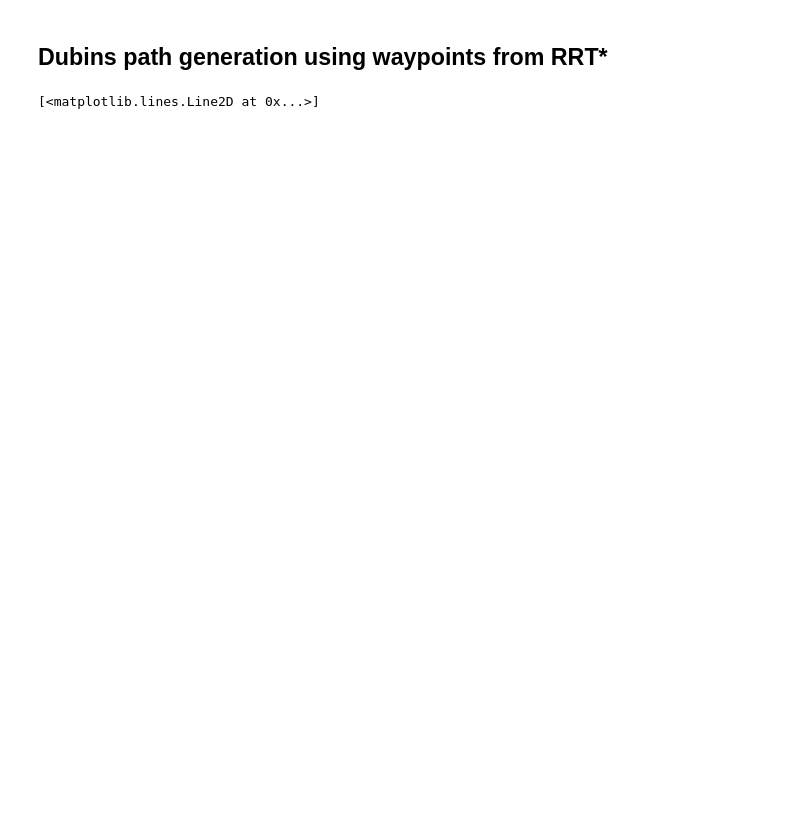
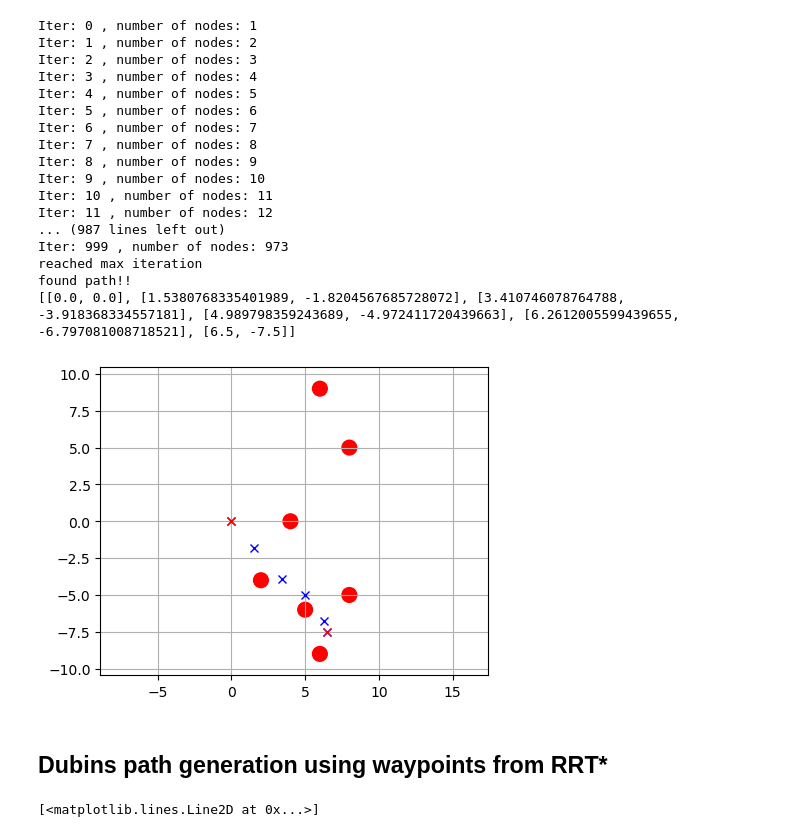
Before and after one commit to melodylylin/mpc_ros, a Jupyter notebook: mpc_ros/rover_planning_bicycle.ipynb, the cells around one changed output. Cells and saved outputs as stored; diff of their text form; code cells hidden in the pictures; blank space fills up the shorter version.

```diff
--- a/mpc_ros/rover_planning_bicycle.ipynb
+++ b/mpc_ros/rover_planning_bicycle.ipynb
@@ -34,3 +6,77 @@ Info:    Solution found in 1.001878 seconds
+# %%
+from plan_dubins import plan_dubins_path
+from plan_rrtstar import RRTStar
+
+map_bound = [-10,10]
+
+
+start = [0.0, 0.0, 0.0]
+goal = [6.5,-7.5, 0.0]
+obs_r = 0.5
+robot_r = 0.5
+plan_time = 1
+
+obs_list = [(4,0, obs_r),
+            (8,5, obs_r),
+            (6,9, obs_r),
+            (2, -4, obs_r),
+            (8,-5, obs_r),
+            (6,-9, obs_r),
+            (5, -6, obs_r)
+        ]
+#path = [[start[0], start[1]]]
+# ====Search Path with RRT====
+# Set Initial parameters
+rrt_star = RRTStar(
+    start=[start[0], start[1]],
+    goal=[goal[0], goal[1]],
+    rand_area=map_bound,
+    obstacle_list=obs_list,
+    expand_dis=2.5,
+    robot_radius=0.5,
+     max_iter=1000,
+    search_until_max_iter=True)
+path = rrt_star.planning(animation=False)
+path = np.array(path)
+path = np.unique(path, axis=0).tolist()
+if path is None:
+    print("Cannot find path")
+else:
+    print("found path!!")
+
+print(path)
+
+fig, ax = plt.subplots(figsize=(5, 4))
+for (ox, oy, obsr) in obs_list:
+    circle = plt.Circle((ox, oy), 0.5, color='r')
+    ax.add_patch(circle)
+
+for p in path:
+    ax.plot(p[0], p[1], "xb")
+
+ax.plot(start[0], start[1], "xr")
+ax.plot(goal[0], goal[1], "xr")
+ax.axis("equal")
+ax.grid()
+# %% [output]
+Iter: 0 , number of nodes: 1
+Iter: 1 , number of nodes: 2
+Iter: 2 , number of nodes: 3
+Iter: 3 , number of nodes: 4
+Iter: 4 , number of nodes: 5
+Iter: 5 , number of nodes: 6
+Iter: 6 , number of nodes: 7
+Iter: 7 , number of nodes: 8
+Iter: 8 , number of nodes: 9
+Iter: 9 , number of nodes: 10
+Iter: 10 , number of nodes: 11
+Iter: 11 , number of nodes: 12
+... (987 lines left out)
+Iter: 999 , number of nodes: 973
+reached max iteration
+found path!!
+[[0.0, 0.0], [1.5380768335401989, -1.8204567685728072], [3.410746078764788, -3.918368334557181], [4.989798359243689, -4.972411720439663], [6.2612005599439655, -6.797081008718521], [6.5, -7.5]]
+[figure, added]
 # %% [markdown]
 ## Dubins path generation using waypoints from RRT*
 # %%
```
Also changed, not shown: parts of 8 cells of this notebook, 4 other files.
